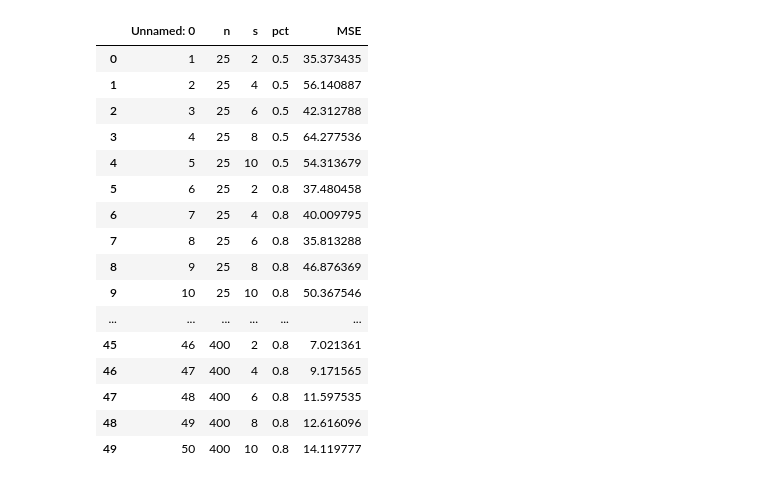
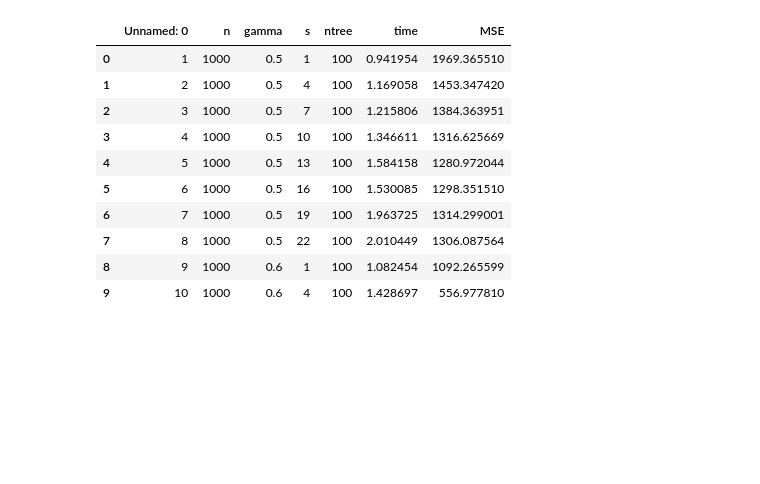
Before and after one commit to zihaoxu/BLB-RF-Simulation, a Jupyter notebook: Ipython - n_gamma_pct_MSE.ipynb, the cells around one changed output. Saved outputs shown, nothing was run; the diff lists cells and outputs as text; code cells hidden in the pictures; blank space fills up the shorter version.

```diff
--- a/Ipython - n_gamma_pct_MSE.ipynb
+++ b/Ipython - n_gamma_pct_MSE.ipynb
@@ -5,22 +11,16 @@ import seaborn as sns
 # %%
-df = pd.read_csv('/Users/zihaoxu/R_repos/BLB-RF-Sim/CSV/Linear_n_s_pct_MSE.csv')
+df = pd.read_csv('/Users/zihaoxu/R_repos/BLB-RF-Sim/CSV/Clustered_n_s_pct_MSE_2.csv')
 # %%
-df
+df.head(10)
 # %% [output]
-|  | Unnamed: 0 | n | s | pct | MSE |
-| 0 | 1 | 25 | 2 | 0.5 | 35.373435 |
-| 1 | 2 | 25 | 4 | 0.5 | 56.140887 |
-| 2 | 3 | 25 | 6 | 0.5 | 42.312788 |
-| 3 | 4 | 25 | 8 | 0.5 | 64.277536 |
-| 4 | 5 | 25 | 10 | 0.5 | 54.313679 |
-| 5 | 6 | 25 | 2 | 0.8 | 37.480458 |
-| 6 | 7 | 25 | 4 | 0.8 | 40.009795 |
-| 7 | 8 | 25 | 6 | 0.8 | 35.813288 |
-| 8 | 9 | 25 | 8 | 0.8 | 46.876369 |
-| 9 | 10 | 25 | 10 | 0.8 | 50.367546 |
-| ... | ... | ... | ... | ... | ... |
-| 45 | 46 | 400 | 2 | 0.8 | 7.021361 |
-| 46 | 47 | 400 | 4 | 0.8 | 9.171565 |
-| 47 | 48 | 400 | 6 | 0.8 | 11.597535 |
-| 48 | 49 | 400 | 8 | 0.8 | 12.616096 |
-| 49 | 50 | 400 | 10 | 0.8 | 14.119777 |
+|  | Unnamed: 0 | n | gamma | s | ntree | time | MSE |
+| 0 | 1 | 1000 | 0.5 | 1 | 100 | 0.941954 | 1969.365510 |
+| 1 | 2 | 1000 | 0.5 | 4 | 100 | 1.169058 | 1453.347420 |
+| 2 | 3 | 1000 | 0.5 | 7 | 100 | 1.215806 | 1384.363951 |
+| 3 | 4 | 1000 | 0.5 | 10 | 100 | 1.346611 | 1316.625669 |
+| 4 | 5 | 1000 | 0.5 | 13 | 100 | 1.584158 | 1280.972044 |
+| 5 | 6 | 1000 | 0.5 | 16 | 100 | 1.530085 | 1298.351510 |
+| 6 | 7 | 1000 | 0.5 | 19 | 100 | 1.963725 | 1314.299001 |
+| 7 | 8 | 1000 | 0.5 | 22 | 100 | 2.010449 | 1306.087564 |
+| 8 | 9 | 1000 | 0.6 | 1 | 100 | 1.082454 | 1092.265599 |
+| 9 | 10 | 1000 | 0.6 | 4 | 100 | 1.428697 | 556.977810 |
```
Also changed, not shown: parts of 13 cells of this notebook, 2 other files.
